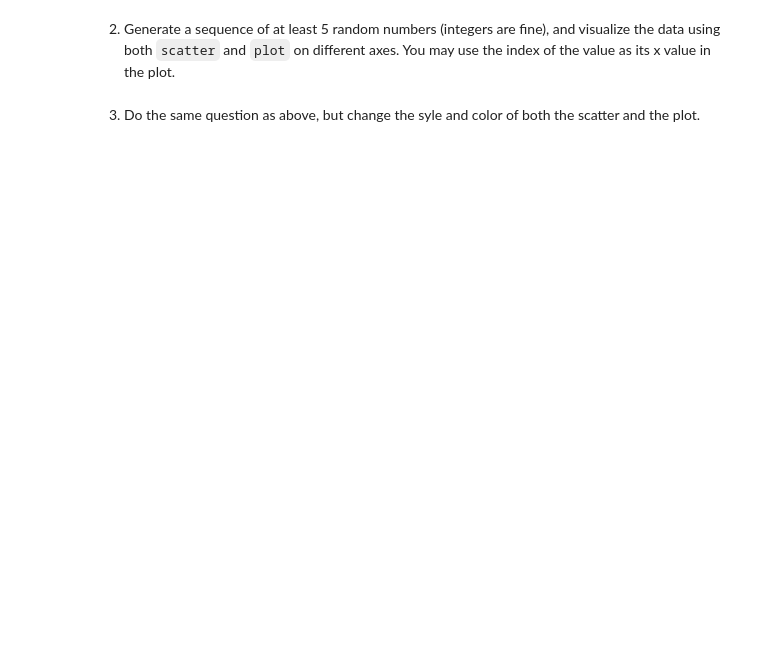
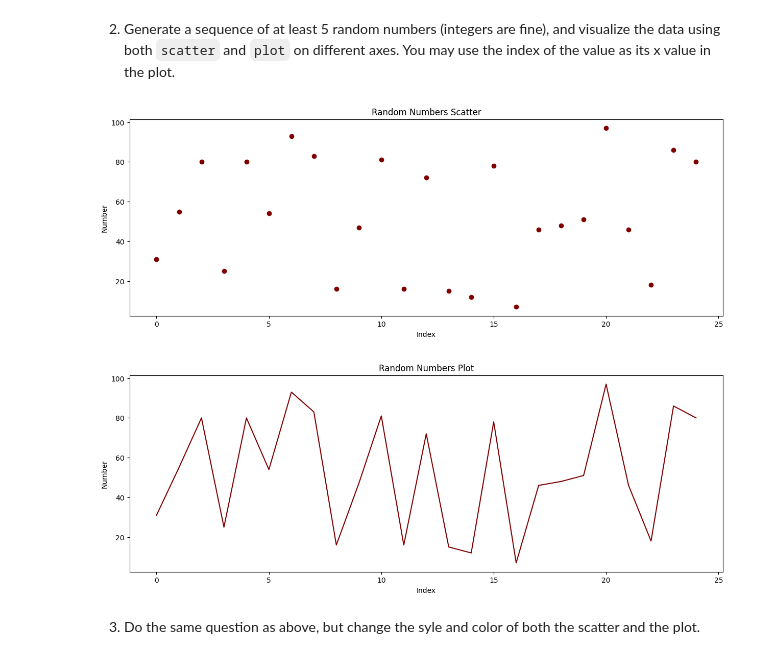
Before and after one commit to tsngh/pyplot, a Jupyter notebook: pyplot.ipynb, the cells around one changed output. Saved outputs shown, nothing was run; the diff lists cells and outputs as text; code cells hidden in the pictures; blank space fills up the shorter version.

```diff
--- a/pyplot.ipynb
+++ b/pyplot.ipynb
@@ -59,4 +69,29 @@ letter_freq = dict(Counter(TEXT))
 # %% [markdown]
 2. Generate a sequence of at least 5 random numbers (integers are fine), and visualize the data using both `scatter` and `plot` on different axes.  You may use the index of the value as its x value in the plot.
+# %%
+#generating random numbers
+sequence = [randint(1, 100) for i in range(25)]
+number= range(25)
+
+#vis using scatter
+
+plt.figure(figsize=(15,5))
+plt.scatter(number, sequence, color= 'maroon')
+plt.xlabel("Index")
+plt.ylabel("Number")
+plt.title("Random Numbers Scatter")
+plt.show()
+
+#vis using plot
+
+plt.figure(figsize=(15,5))
+plt.plot(number, sequence, color= 'maroon')
+plt.xlabel("Index")
+plt.ylabel("Number")
+plt.title("Random Numbers Plot")
+plt.show()
+# %% [output]
+[figure, added]
+[figure, added]
 # %% [markdown]
 3. Do the same question as above, but change the syle and color of both the scatter and the plot.
```
Also changed, not shown: parts of 3 cells of this notebook.
